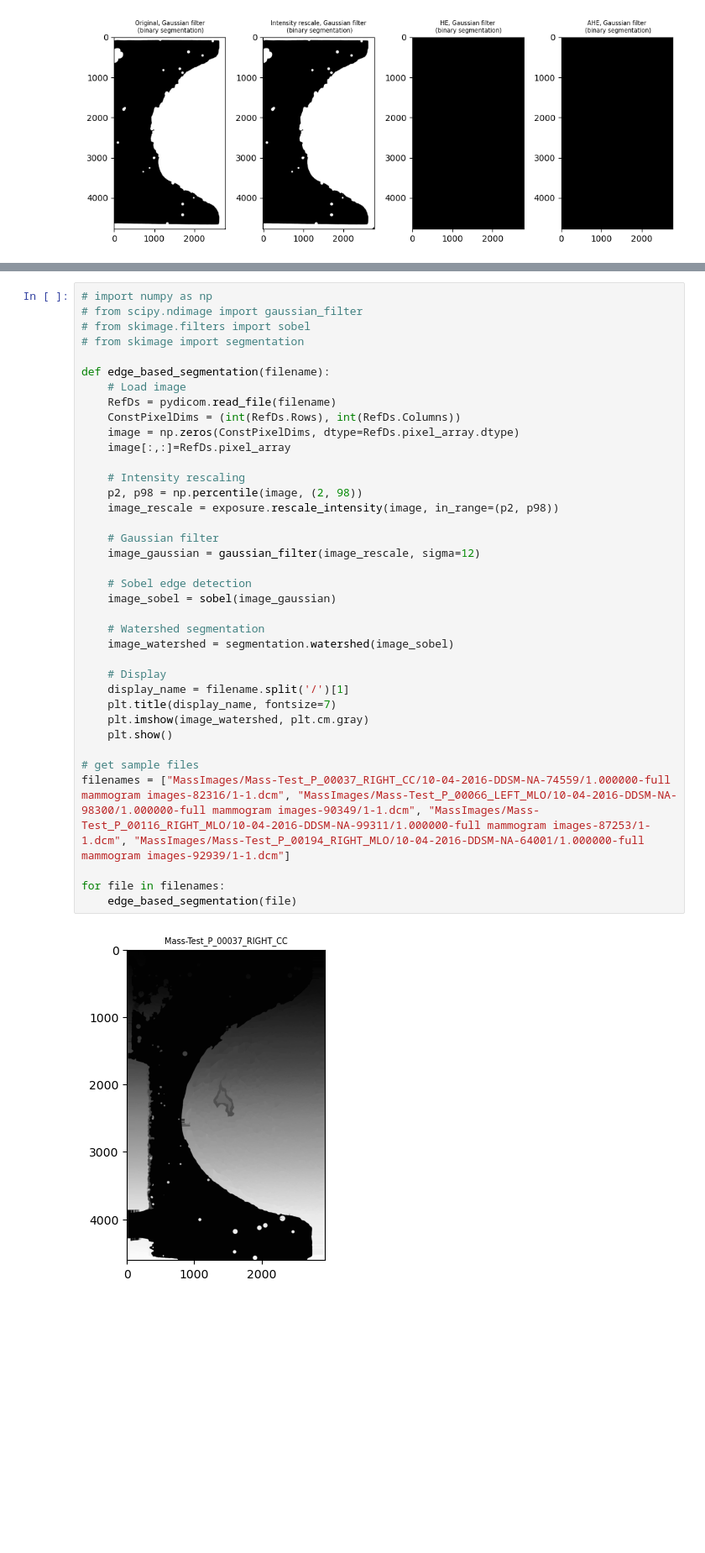
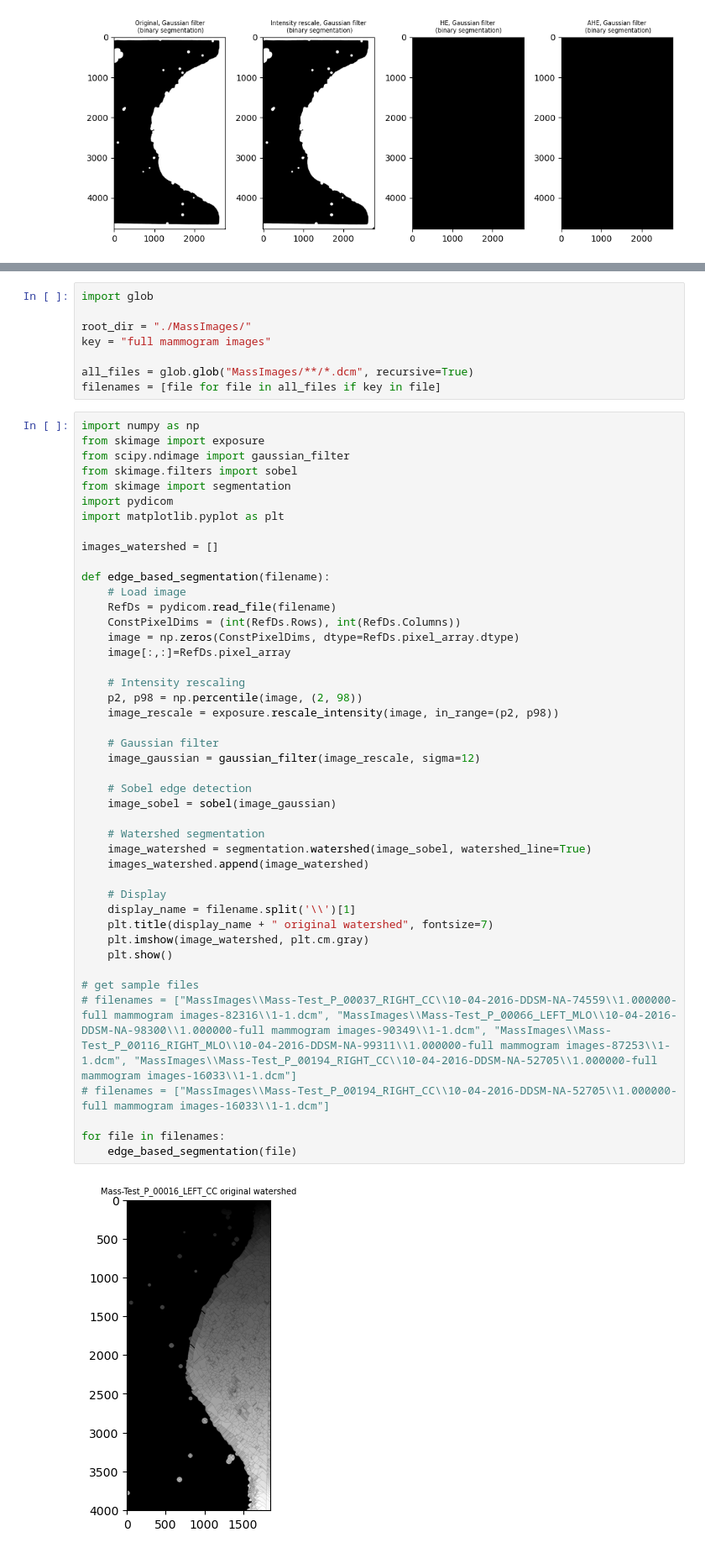
Before and after one commit to alexacalkhoven/BMEN509-FinalProject, a Jupyter notebook: edge_detection.ipynb, the cells around one changed output, grey strips where cells are left out. Shown at 84% size. Saved outputs shown, nothing was run; the diff lists cells and outputs as text; blank space fills up the shorter version.

```diff
--- a/edge_detection.ipynb
+++ b/edge_detection.ipynb
@@ -391,40 +375,55 @@ Overall, the final segmentation results for my example image are not promising.
 I will now apply my most successful techniques to the whole dataset and print the results.
+# %%
+import glob
+
+root_dir = "./MassImages/"
+key = "full mammogram images"
+
+all_files = glob.glob("MassImages/**/*.dcm", recursive=True)
+filenames = [file for file in all_files if key in file]
 # %%
-# import numpy as np
-# from scipy.ndimage import gaussian_filter
-# from skimage.filters import sobel
-# from skimage import segmentation
+import numpy as np
+from skimage import exposure
+from scipy.ndimage import gaussian_filter
+from skimage.filters import sobel
+from skimage import segmentation
+import pydicom
+import matplotlib.pyplot as plt
+
+images_watershed = []
 
 def edge_based_segmentation(filename):
     # Load image
     RefDs = pydicom.read_file(filename)
     ConstPixelDims = (int(RefDs.Rows), int(RefDs.Columns))
     image = np.zeros(ConstPixelDims, dtype=RefDs.pixel_array.dtype)
     image[:,:]=RefDs.pixel_array
 
     # Intensity rescaling
     p2, p98 = np.percentile(image, (2, 98))
     image_rescale = exposure.rescale_intensity(image, in_range=(p2, p98))
 
     # Gaussian filter
     image_gaussian = gaussian_filter(image_rescale, sigma=12)
 
     # Sobel edge detection
     image_sobel = sobel(image_gaussian)
 
     # Watershed segmentation
-    image_watershed = segmentation.watershed(image_sobel)
+    image_watershed = segmentation.watershed(image_sobel, watershed_line=True)
+    images_watershed.append(image_watershed)
 
     # Display
-    display_name = filename.split('/')[1]
-    plt.title(display_name, fontsize=7)
+    display_name = filename.split('\\')[1]
+    plt.title(display_name + " original watershed", fontsize=7)
     plt.imshow(image_watershed, plt.cm.gray)
     plt.show()
 
 # get sample files
-filenames = ["MassImages/Mass-Test_P_00037_RIGHT_CC/10-04-2016-DDSM-NA-74559/1.000000-full mammogram images-82316/1-1.dcm", "MassImages/Mass-Test_P_00066_LEFT_MLO/10-04-2016-DDSM-NA-98300/1.000000-full mammogram images-90349/1-1.dcm", "MassImages/Mass-Test_P_00116_RIGHT_MLO/10-04-2016-DDSM-NA-99311/1.000000-full mammogram images-87253/1-1.dcm", "MassImages/Mass-Test_P_00194_RIGHT_MLO/10-04-2016-DDSM-NA-64001/1.000000-full mammogram images-92939/1-1.dcm"]
+# filenames = ["MassImages\\Mass-Test_P_00037_RIGHT_CC\\10-04-2016-DDSM-NA-74559\\1.000000-full mammogram images-82316\\1-1.dcm", "MassImages\\Mass-Test_P_00066_LEFT_MLO\\10-04-2016-DDSM-NA-98300\\1.000000-full mammogram images-90349\\1-1.dcm", "MassImages\\Mass-Test_P_00116_RIGHT_MLO\\10-04-2016-DDSM-NA-99311\\1.000000-full mammogram images-87253\\1-1.dcm", "MassImages\\Mass-Test_P_00194_RIGHT_CC\\10-04-2016-DDSM-NA-52705\\1.000000-full mammogram images-16033\\1-1.dcm"]
+# filenames = ["MassImages\\Mass-Test_P_00194_RIGHT_CC\\10-04-2016-DDSM-NA-52705\\1.000000-full mammogram images-16033\\1-1.dcm"]
 
 for file in filenames:
     edge_based_segmentation(file)
 # %% [output]
-[figure, old version]
+[figure, new version]
```
Also changed, not shown: parts of 19 cells of this notebook.
